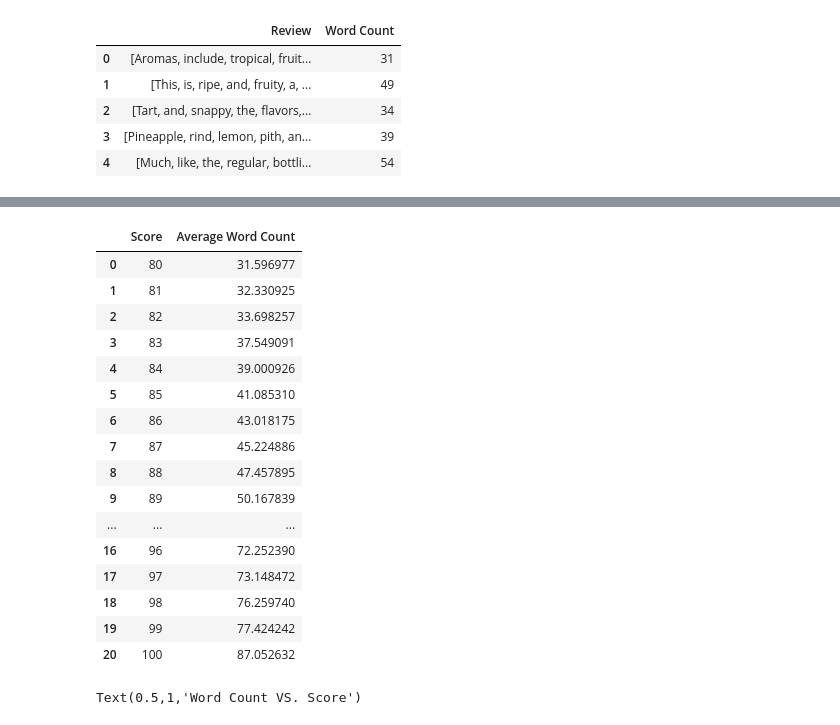
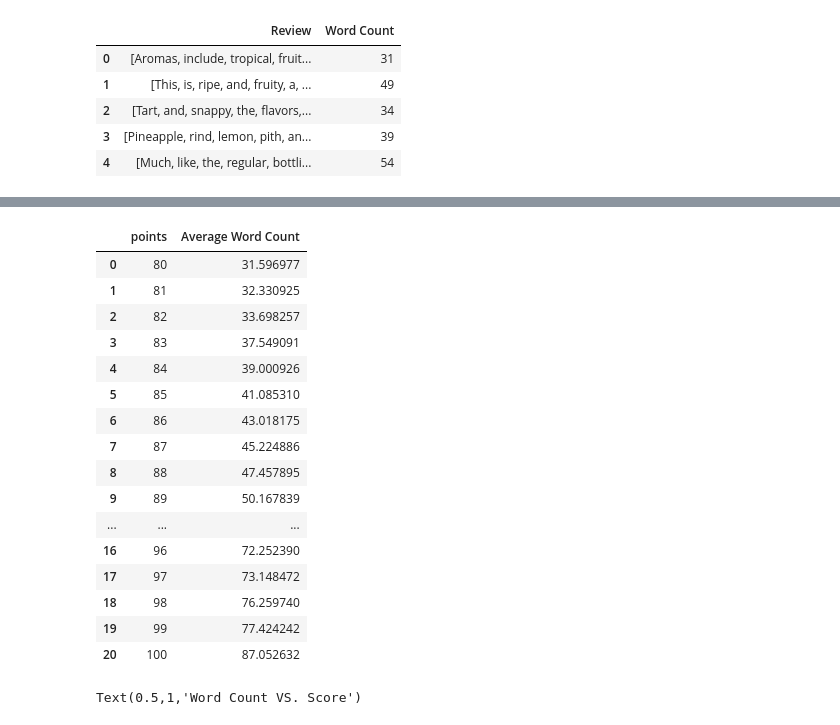
Before and after one commit to aschackm/team-superior, a Jupyter notebook: description length.ipynb, the cells around one changed output, grey strips where cells are left out. Cells and saved outputs as stored; diff of their text form; code cells hidden in the pictures.

```diff
--- a/description length.ipynb
+++ b/description length.ipynb
@@ -156,6 +156,6 @@ description_data.head()
 | 3 | [Pineapple, rind, lemon, pith, an... | 39 |
 | 4 | [Much, like, the, regular, bottli... | 54 |
 # %%
-merged = pd.merge(df3, description_data, left_index=True, right_index=True)
+merged = pd.merge(data, description_data, left_index=True, right_index=True)
 merged.head()
 # %% [output]
@@ -178,18 +170,18 @@ merged.head()
 # %%
 merged.to_csv("merged.csv")
 # %%
-wordCount = merged.groupby(["Score"]).mean()["Word Count"].rename("Average Word Count")
+wordCount = merged.groupby(["points"]).mean()["Word Count"].rename("Average Word Count")
 
 # Convert to DataFrame
 word_data = pd.DataFrame({"Average Word Count": wordCount})
 
 # Reset index
 wordData = word_data.reset_index()
 
 # Display dataframe
 wordData
 # %% [output]
-|  | Score | Average Word Count |
+|  | points | Average Word Count |
 | 0 | 80 | 31.596977 |
 | 1 | 81 | 32.330925 |
 | 2 | 82 | 33.698257 |
```
Also changed, not shown: parts of 4 cells of this notebook.
